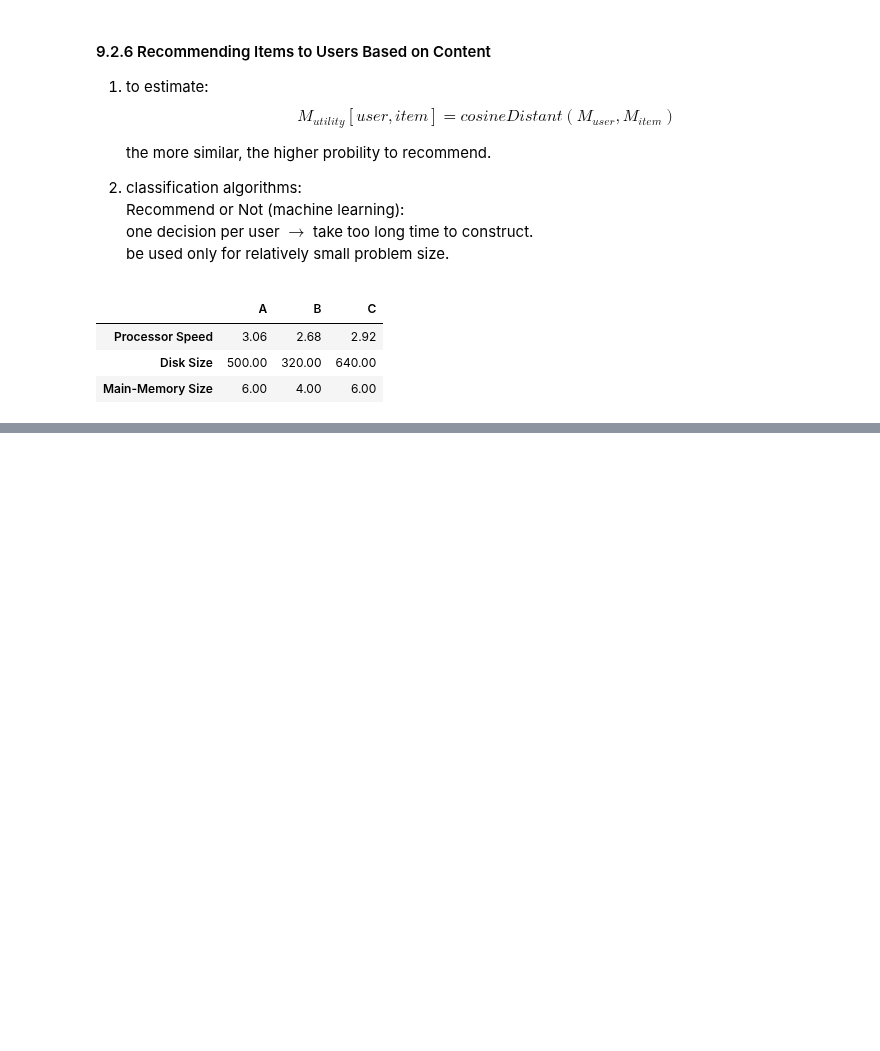
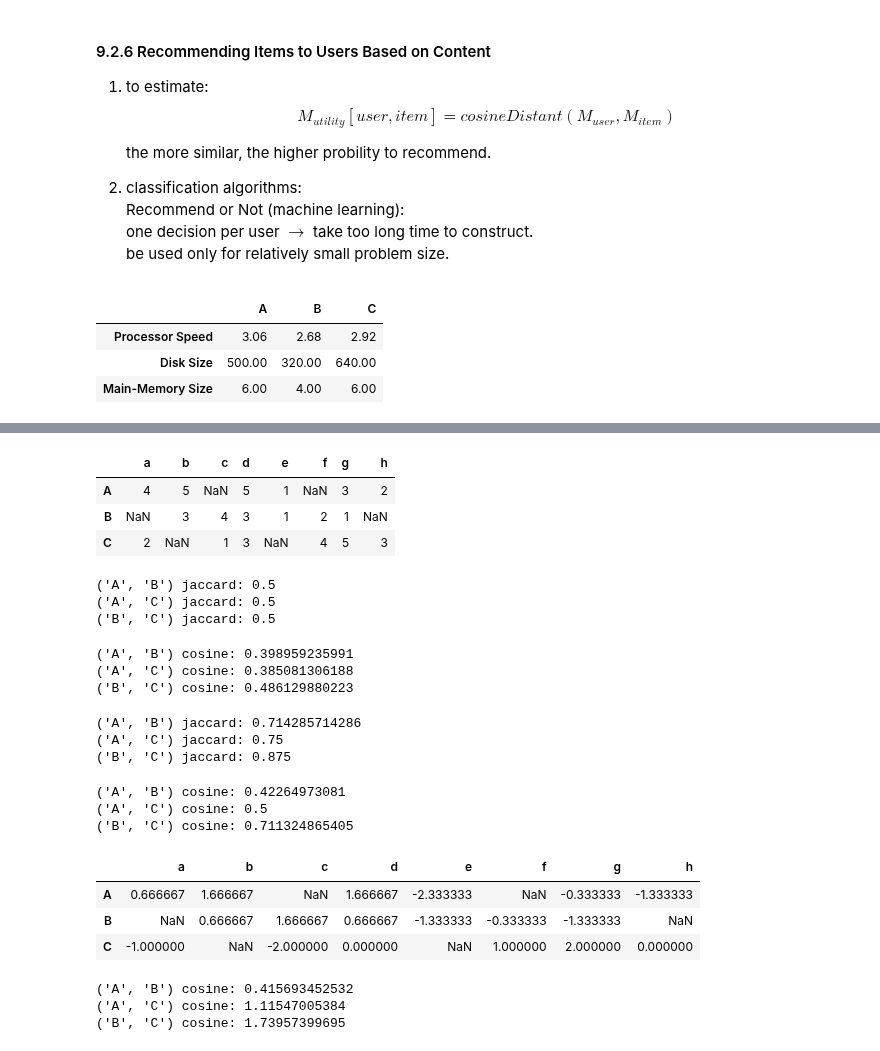
Before and after one commit to facaiy/book_notes, a Jupyter notebook: Mining_of_Massive_Datasets/Recommendation_Systems/note.ipynb, the cells around one changed output, grey strips where cells are left out. Drawn from its saved outputs; the diff is of its cells as text; code cells hidden in the pictures; blank space fills up the shorter version.

```diff
--- a/Mining_of_Massive_Datasets/Recommendation_Systems/note.ipynb
+++ b/Mining_of_Massive_Datasets/Recommendation_Systems/note.ipynb
@@ -204,0 +392,77 @@ M_item
+# %%
+# Fig 9.8
+
+raw_data = [
+    [4, 5, np.nan, 5, 1, np.nan, 3, 2],
+    [np.nan, 3, 4, 3, 1, 2, 1, np.nan],
+    [2, np.nan, 1, 3, np.nan, 4, 5, 3]
+]
+
+import string
+M_uti = pd.DataFrame(raw_data, index=list(string.uppercase[:3]), columns=list(string.lowercase[:8]))
+M_uti
+# %% [output]
+|  | a | b | c | d | e | f | g | h |
+| A | 4 | 5 | NaN | 5 | 1 | NaN | 3 | 2 |
+| B | NaN | 3 | 4 | 3 | 1 | 2 | 1 | NaN |
+| C | 2 | NaN | 1 | 3 | NaN | 4 | 5 | 3 |
+# %%
+logger.setLevel('WARN')
+# exercise 9.3.1
+from scipy.spatial.distance import jaccard, cosine
+from itertools import combinations
+
+
+def calc_distance_among_matrix(M, func_dis):
+    for c in list(combinations(M.index, 2)):
+        logger.info('c: {}'.format(c))
+        u, v = M.loc[c[0]], M.loc[c[1]]
+        logger.info('\n u:{},\n v:{}\n'.format(u.values,v.values))
+        print('{} {}: {}'.format(c, func_dis.__name__, func_dis(u,v)))
+
+# (a)
+calc_distance_among_matrix(M_uti.notnull(), jaccard)
+# %% [output]
+('A', 'B') jaccard: 0.5
+('A', 'C') jaccard: 0.5
+('B', 'C') jaccard: 0.5
+# %%
+# (b)
+calc_distance_among_matrix(M_uti.fillna(value=0), cosine)
+# %% [output]
+('A', 'B') cosine: 0.398959235991
+('A', 'C') cosine: 0.385081306188
+('B', 'C') cosine: 0.486129880223
+# %%
+# (c)
+M_tmp = M_uti.copy()
+M_tmp[M_uti < 3] = 0
+M_tmp[M_uti >= 3] = 1
+calc_distance_among_matrix(M_tmp, jaccard)
+# %% [output]
+('A', 'B') jaccard: 0.714285714286
+('A', 'C') jaccard: 0.75
+('B', 'C') jaccard: 0.875
+# %%
+# (d)
+calc_distance_among_matrix(M_tmp.fillna(value=0), cosine)
+# %% [output]
+('A', 'B') cosine: 0.42264973081
+('A', 'C') cosine: 0.5
+('B', 'C') cosine: 0.711324865405
+# %%
+# (e)
+M_uti_nor = M_uti.apply(lambda x: x - np.mean(x), axis=1)
+M_uti_nor
+# %% [output]
+|  | a | b | c | d | e | f | g | h |
+| A | 0.666667 | 1.666667 | NaN | 1.666667 | -2.333333 | NaN | -0.333333 | -1.333333 |
+| B | NaN | 0.666667 | 1.666667 | 0.666667 | -1.333333 | -0.333333 | -1.333333 | NaN |
+| C | -1.000000 | NaN | -2.000000 | 0.000000 | NaN | 1.000000 | 2.000000 | 0.000000 |
+# %%
+# (f)
+calc_distance_among_matrix(M_uti_nor.fillna(value=0), cosine)
+# %% [output]
+('A', 'B') cosine: 0.415693452532
+('A', 'C') cosine: 1.11547005384
+('B', 'C') cosine: 1.73957399695
```
Also changed, not shown: parts of 18 cells of this notebook, 1 other file.
